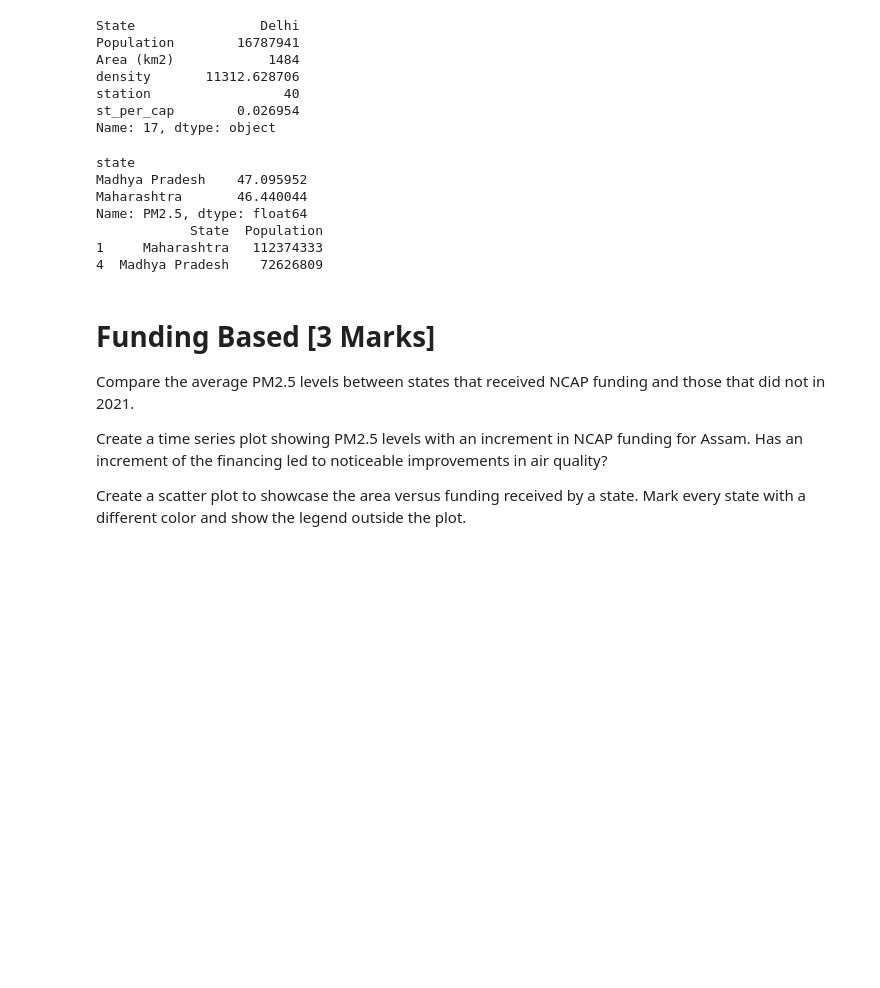
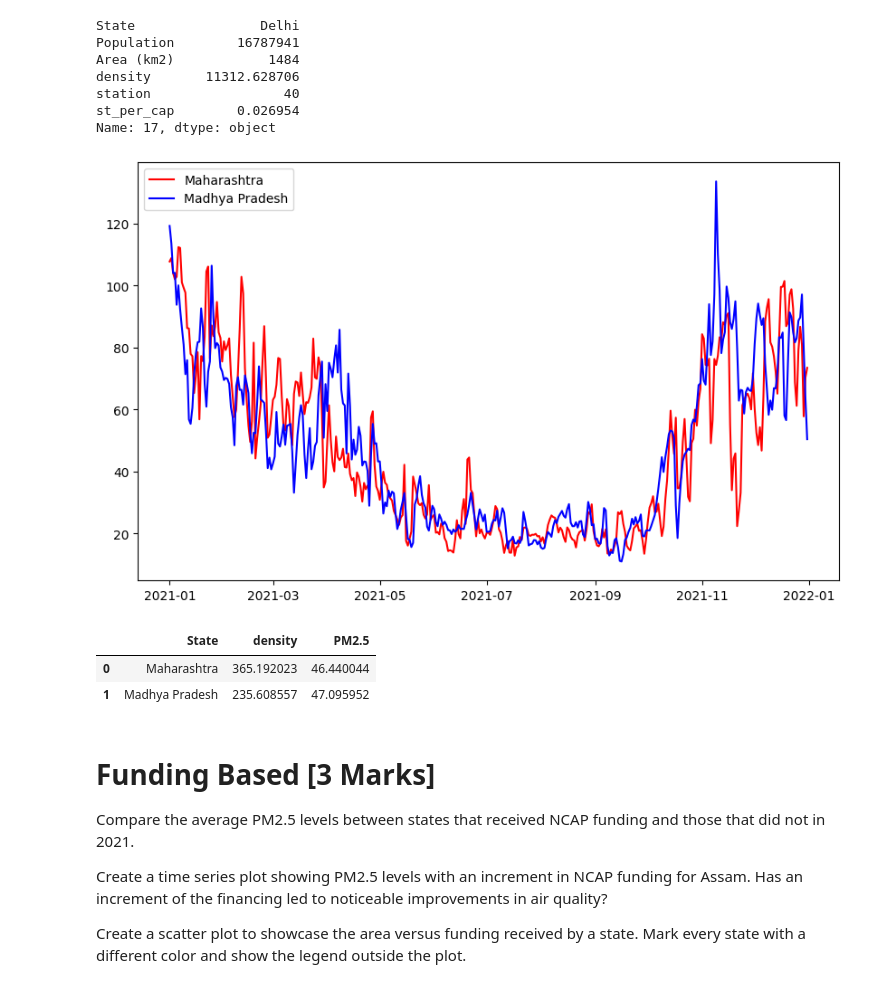
Before and after one commit to ishaank17/PSDV-Grp-ES-114-, a Jupyter notebook: Lab3/Lab3.ipynb, the cells around one changed output. Saved outputs shown, nothing was run; the diff lists cells and outputs as text; code cells hidden in the pictures; blank space fills up the shorter version.

```diff
--- a/Lab3/Lab3.ipynb
+++ b/Lab3/Lab3.ipynb
@@ -6,13 +6,13 @@ import scipy as sc
 import numpy as np
 #smth
 # %%
-# data = pd.read_csv(r"C:\Users\Ishaan\Desktop\DataSet\Data.csv")
-# pop_data = pd.read_csv(r"C:\Users\Ishaan\Desktop\DataSet\State_data.csv")
-# ncap=pd.read_csv(r"C:\Users\Ishaan\Desktop\DataSet\NCAP_Funding.csv")
+data = pd.read_csv(r"C:\Users\Ishaan\Desktop\DataSet\Data.csv")
+pop_data = pd.read_csv(r"C:\Users\Ishaan\Desktop\DataSet\State_data.csv")
+ncap=pd.read_csv(r"C:\Users\Ishaan\Desktop\DataSet\NCAP_Funding.csv")
 
-data = pd.read_csv(r"C:\Users\phataks\Downloads\drive-download-20250213T140207Z-001\Data.csv")
-pop_data = pd.read_csv(r"C:\Users\phataks\Downloads\drive-download-20250213T140207Z-001\State_data.csv")
-ncap=pd.read_csv(r"C:\Users\phataks\Downloads\drive-download-20250213T140207Z-001\NCAP_Funding.csv")
+# data = pd.read_csv(r"C:\Users\phataks\Downloads\drive-download-20250213T140207Z-001\Data.csv")
+# pop_data = pd.read_csv(r"C:\Users\phataks\Downloads\drive-download-20250213T140207Z-001\State_data.csv")
+# ncap=pd.read_csv(r"C:\Users\phataks\Downloads\drive-download-20250213T140207Z-001\NCAP_Funding.csv")
 
 szn_grp = {
     12: 'Winter', 1: 'Winter', 2: 'Winter',
@@ -38,6 +38,7 @@ data['Timestamp']=pd.to_datetime(data['Timestamp'])
 data['seasons'] = data['Timestamp'].dt.month.map(szn_grp)
 data['weekday'] = data['Timestamp'].dt.day_of_week.map(day_grp)
 data['month'] = data['Timestamp'].dt.month.map(month_grp)
+data['year'] = data['Timestamp'].dt.year
 
 states=np.sort(data["state"].unique().astype(str))
 stations=np.sort(data["station"].unique().astype(str))
@@ -415,20 +416,23 @@ Name: 17, dtype: object
 # %%
 '''Compare the average PM2.5 levels between Maharashtra and Madhya Pradesh over the year 2021.
  Given that both states have similar area sizes but different population densities,
  analyze how population density impacts pollution levels in these two states.'''
 
 mask=st_poll.Timestamp.dt.year==2021
 ExtractedData=st_poll[mask].query("state == 'Maharashtra' | state =='Madhya Pradesh' ")
-print(ExtractedData.groupby("state")["PM2.5"].mean())
-print(pop_data.query("State == 'Maharashtra' | State =='Madhya Pradesh' ")[["State","Population"]])
+plt.figure(figsize=(10,6))
+plt.plot(ExtractedData.groupby(["state","Timestamp"])["PM2.5"].mean()["Maharashtra"],label="Maharashtra",c="red")
+plt.plot(ExtractedData.groupby(["state","Timestamp"])["PM2.5"].mean()["Madhya Pradesh"],label="Madhya Pradesh" ,c="blue")
+plt.legend()
+# plt.xlim(pd.Timestamp("2021-01-01"), pd.Timestamp("2021-12-31"))
+plt.show()
+a=pd.merge(pop_data.query("State == 'Maharashtra' | State =='Madhya Pradesh' ")[["State","density"]],ExtractedData.groupby("state")["PM2.5"].mean().rename_axis("State").reset_index())
+a
 # %% [output]
-state
-Madhya Pradesh    47.095952
-Maharashtra       46.440044
-Name: PM2.5, dtype: float64
-            State  Population
-1     Maharashtra   112374333
-4  Madhya Pradesh    72626809
+[figure, added]
+|  | State | density | PM2.5 |
+| 0 | Maharashtra | 365.192023 | 46.440044 |
+| 1 | Madhya Pradesh | 235.608557 | 47.095952 |
 # %% [markdown]
 # **Funding Based [3 Marks]**
 Compare the average PM2.5 levels between states that received NCAP funding and those that did not in 2021.
```
Also changed, not shown: parts of 6 cells of this notebook.
